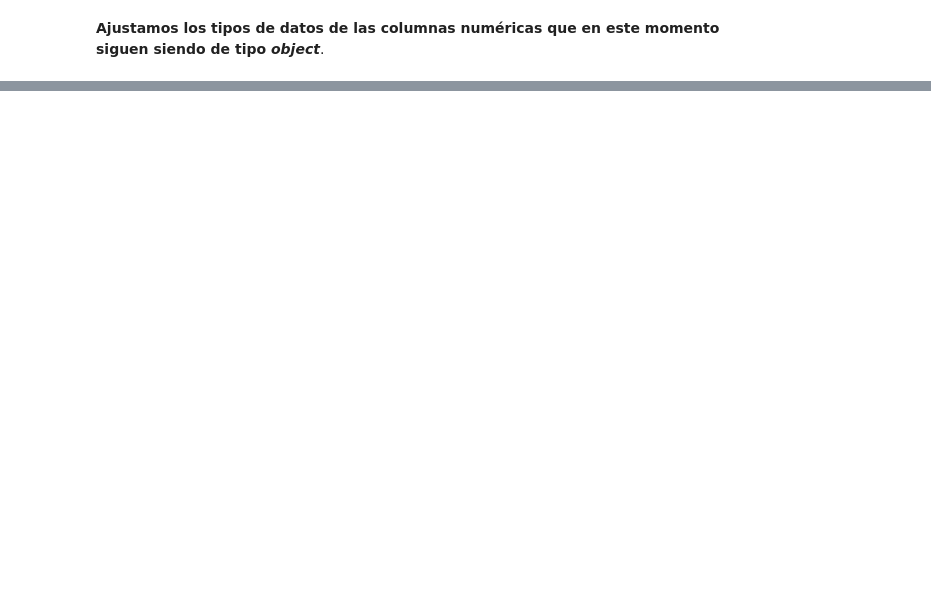
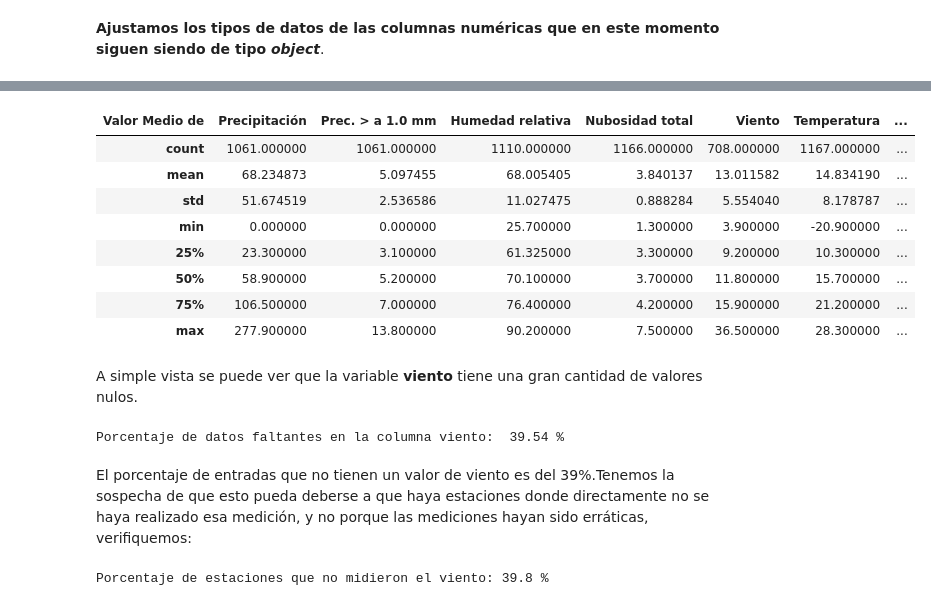
Before and after one commit to Mati279/Analisis-de-Datos---TPs, a Jupyter notebook: TP1/Borrador.ipynb, the cells around one changed output, grey strips where cells are left out. Drawn from its saved outputs; the diff is of its cells as text; code cells hidden in the pictures; blank space fills up the shorter version.

```diff
--- a/TP1/Borrador.ipynb
+++ b/TP1/Borrador.ipynb
@@ -177,0 +269,32 @@ df_91_20.info()
+# %%
+df_91_20.describe()
+# %% [output]
+| Valor Medio de | Precipitación | Prec. > a 1.0 mm | Humedad relativa | Nubosidad total | Viento | Temperatura | ... |
+| count | 1061.000000 | 1061.000000 | 1110.000000 | 1166.000000 | 708.000000 | 1167.000000 | ... |
+| mean | 68.234873 | 5.097455 | 68.005405 | 3.840137 | 13.011582 | 14.834190 | ... |
+| std | 51.674519 | 2.536586 | 11.027475 | 0.888284 | 5.554040 | 8.178787 | ... |
+| min | 0.000000 | 0.000000 | 25.700000 | 1.300000 | 3.900000 | -20.900000 | ... |
+| 25% | 23.300000 | 3.100000 | 61.325000 | 3.300000 | 9.200000 | 10.300000 | ... |
+| 50% | 58.900000 | 5.200000 | 70.100000 | 3.700000 | 11.800000 | 15.700000 | ... |
+| 75% | 106.500000 | 7.000000 | 76.400000 | 4.200000 | 15.900000 | 21.200000 | ... |
+| max | 277.900000 | 13.800000 | 90.200000 | 7.500000 | 36.500000 | 28.300000 | ... |
+# %% [markdown]
+
+A simple vista se puede ver que la variable **viento** tiene una gran cantidad de valores nulos.
+# %%
+
+print("Porcentaje de datos faltantes en la columna viento: ", (df_91_20["Viento"].isna().sum()*100/df_91_20.shape[0]).__round__(2), "%")
+# %% [output]
+Porcentaje de datos faltantes en la columna viento:  39.54 %
+# %% [markdown]
+El porcentaje de entradas que no tienen un valor de viento es del 39%.Tenemos la sospecha de que esto pueda deberse a que haya estaciones donde directamente no se haya realizado esa medición, y no porque las mediciones hayan sido erráticas, verifiquemos:
+# %%
+# Filtramos las estaciones que tienen datos de viento.
+estaciones_con_viento = df_91_20[df_91_20["Viento"].notnull()]["Estación"].unique()
+
+# Contamos el porcentaje de estaciones que tienen datos de viento.
+porcentaje_estaciones_con_viento = (len(estaciones_con_viento) / df_91_20["Estación"].nunique()) * 100
+
+print("Porcentaje de estaciones que no midieron el viento:", 100 - porcentaje_estaciones_con_viento.__round__(2), "%")
+# %% [output]
+Porcentaje de estaciones que no midieron el viento: 39.8 %
```
Also changed, not shown: parts of 22 cells of this notebook.
